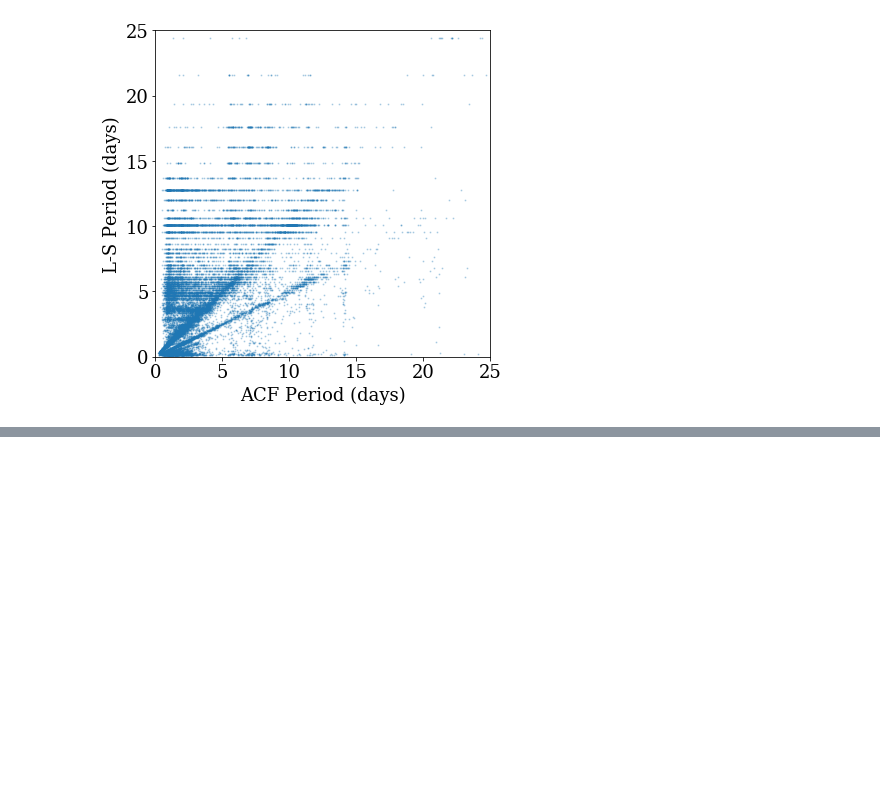
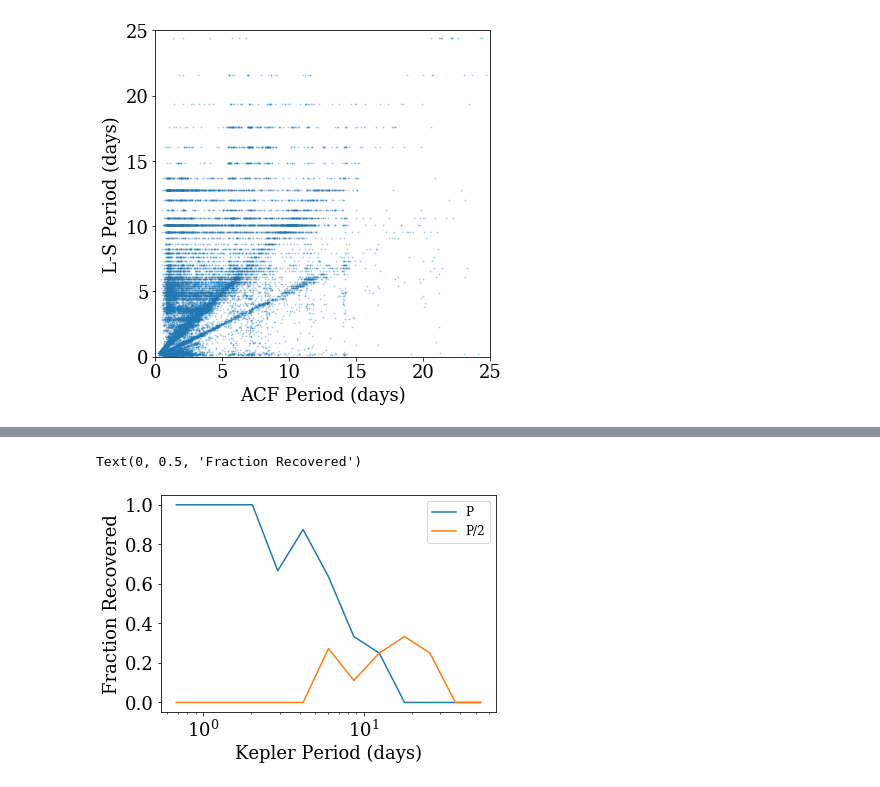
Before and after one commit to jradavenport/KTROT, a Jupyter notebook: period_compare.ipynb, the cells around one changed output, grey strips where cells are left out. Drawn from its saved outputs; the diff is of its cells as text; code cells hidden in the pictures; blank space fills up the shorter version.

```diff
--- a/period_compare.ipynb
+++ b/period_compare.ipynb
@@ -237,0 +209,47 @@ array([9201463, 8507979, 4672900, 4175398, 4758595, 2285598, 5562069,
+# %%
+thresh = 0.1
+
+good = ((Trot1['acf_per'][ok1]/Trot1['Period'][ok1] > 1-thresh) &
+        (Trot1['acf_per'][ok1]/Trot1['Period'][ok1] < 1+thresh))
+half = ((Trot1['acf_per'][ok1]/Trot1['Period'][ok1] > 0.5-thresh) &
+        (Trot1['acf_per'][ok1]/Trot1['Period'][ok1] < 0.5+thresh))
+
+
+pbins = np.logspace(-1.2, 1.8, num=20, dtype='float')
+# pbins = np.arange(0, 55, 3., dtype='float')
+
+pfrac = np.zeros_like(pbins)-1
+hfrac = np.zeros_like(pbins)-1
+e_pfrac = np.zeros((len(pbins), 2))-1
+e_hfrac = np.zeros((len(pbins), 2))-1
+
+for k in range(len(pbins)-1):
+
+    pk = (Trot1['Period'].values[ok1] > pbins[k]) & (Trot1['Period'].values[ok1] <= (pbins[k+1]))
+    den = float(sum(pk))
+    num = float(sum(good[pk]))
+    hal = float(sum(half[pk]))
+
+    if den>0:
+        pfrac[k] = num/den
+        hfrac[k] = hal/den
+        e_pfrac[k,:] = funcs.binom_conf_interval(num, den)
+        e_hfrac[k,:] = funcs.binom_conf_interval(hal, den)
+
+xx = ((pbins[:-1] + pbins[1:])/2)
+plt.figure()
+plt.plot(xx[np.where((pfrac > -1))], pfrac[np.where((pfrac > -1))], label='P')
+plt.plot(xx[np.where((hfrac > -1))], hfrac[np.where((hfrac > -1))], label='P/2')
+
+# plt.errorbar(xx[np.where((pfrac > -1))], pfrac[np.where((pfrac > -1))],
+#              yerr = e_pfrac[np.where((pfrac > -1))[0], :].T, linestyle='none', c='C0')
+# plt.errorbar(xx[np.where((hfrac > -1))], hfrac[np.where((hfrac > -1))],
+#              yerr = e_hfrac[np.where((hfrac > -1))[0], :].T, linestyle='none', c='C1')
+
+plt.legend(fontsize=12)
+plt.xscale('log')
+plt.xlabel('Kepler Period (days)')
+plt.ylabel('Fraction Recovered')
+# %% [output]
+Text(0, 0.5, 'Fraction Recovered')
+[figure, added]
```
Also changed, not shown: parts of 29 cells of this notebook, 2 other files.
